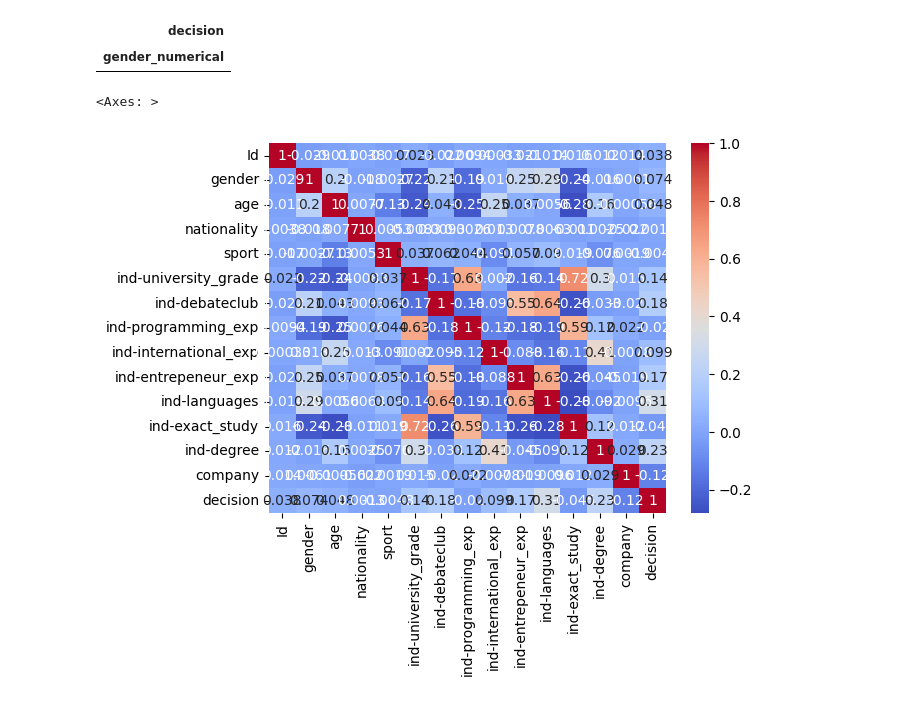
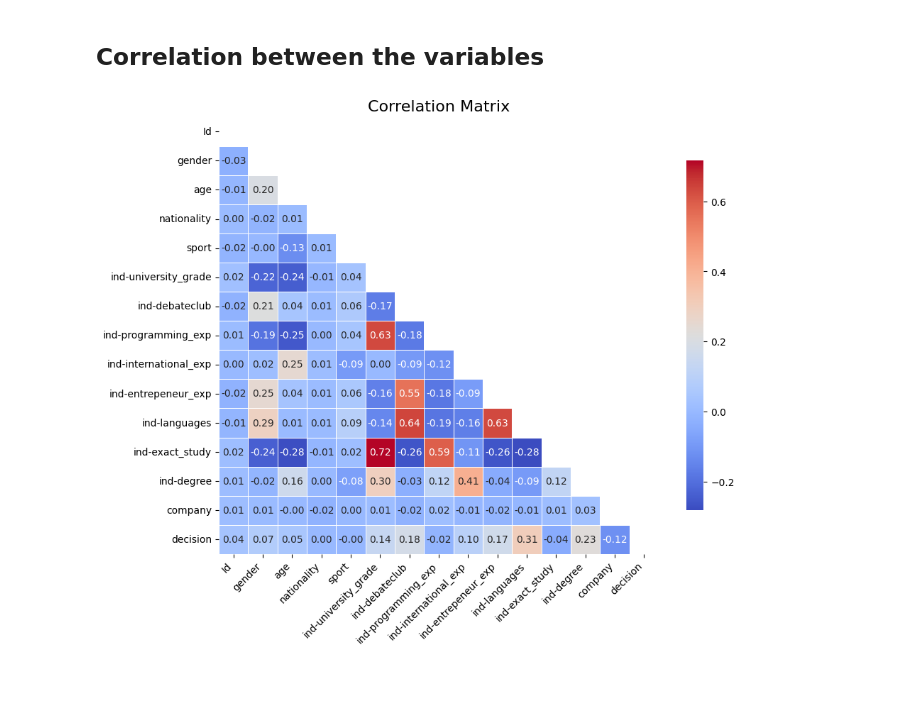
Before and after one commit to marcolax22/algorithmic-fairness, a Jupyter notebook: fairness_problematic.ipynb, the cells around one changed output. Saved outputs shown, nothing was run; the diff lists cells and outputs as text; code cells hidden in the pictures.

```diff
--- a/fairness_problematic.ipynb
+++ b/fairness_problematic.ipynb
@@ -53,20 +23,6 @@ gender_matrix
-# %%
-# gender to numerical categorical variable
-hiring_data = hiring_data.copy()
-hiring_data['gender_numerical'] = hiring_data['gender'].map({'male': 0, 'female': 1, 'other': 2})
-# %%
-gender_matrix = pd.crosstab(hiring_data['gender_numerical'], hiring_data['decision'])
-gender_matrix
-# %% [output]
-| decision |
-| gender_numerical |
-# %%
-# Calculate correlations
-correlation_matrix = hiring_data.corr()
-correlation_matrix
-
-# show heatmap
-sns.heatmap(correlation_matrix, annot=True, cmap='coolwarm')
-# %% [output]
-<Axes: >
-[figure, removed]
+# %% [markdown]
+## Correlation between the variables
+# %%
+fairness.correlation_matrix(hiring_data)
+# %% [output]
+[figure, added]
```
Also changed, not shown: parts of 7 cells of this notebook, 2 other files.
